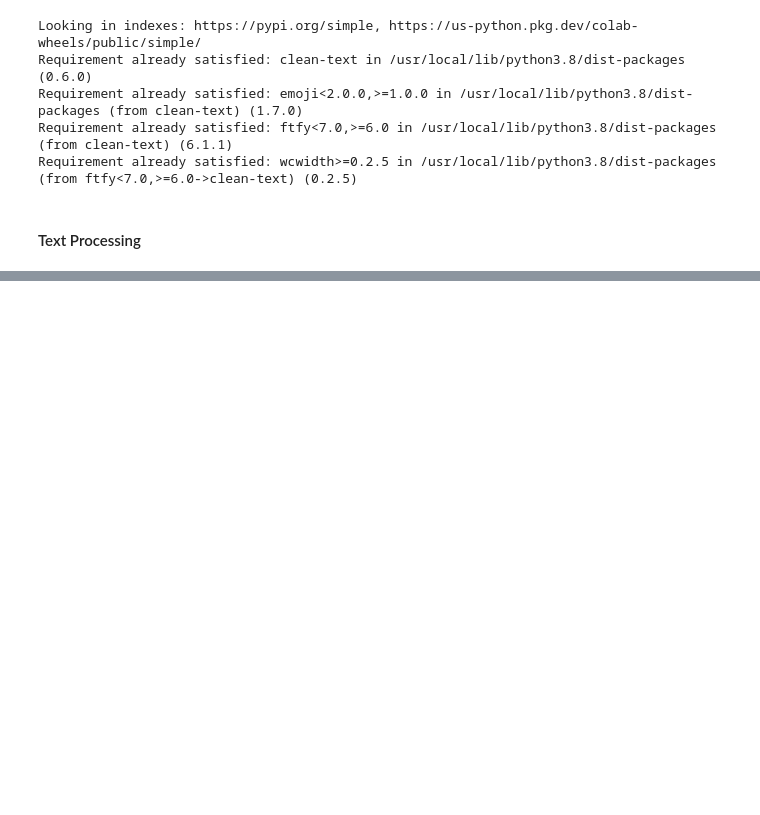
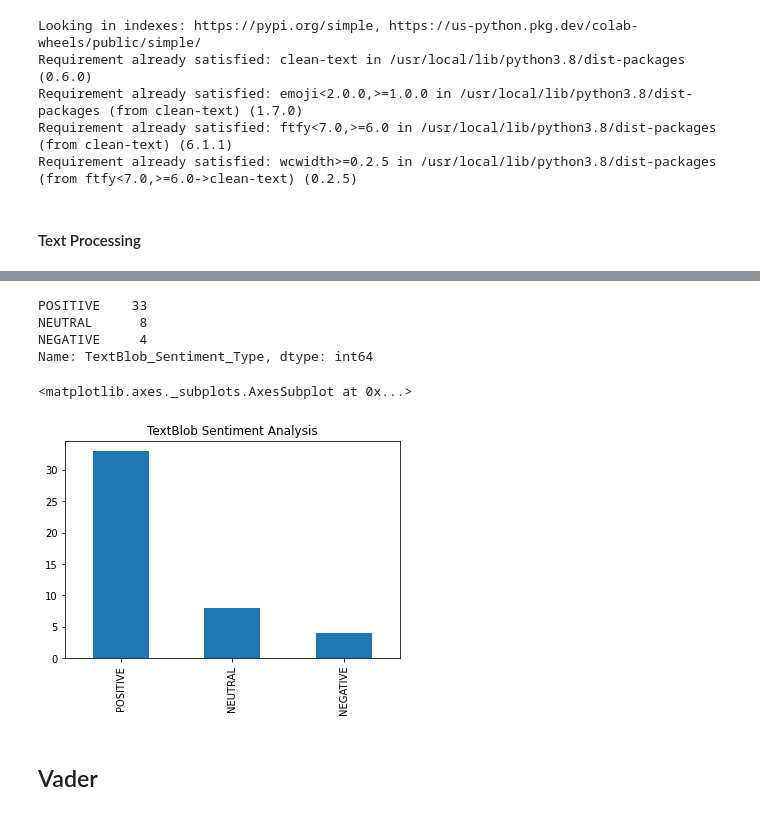
Before and after one commit to Thomas-George-T/Streamlit-YouTube-Dashboard, a Jupyter notebook: NLP_on_YouTube.ipynb, the cells around one changed output, grey strips where cells are left out. Saved outputs shown, nothing was run; the diff lists cells and outputs as text; code cells hidden in the pictures; blank space fills up the shorter version.

```diff
--- a/NLP_on_YouTube.ipynb
+++ b/NLP_on_YouTube.ipynb
@@ -163,0 +166,12 @@ clean_df.head()
+# %%
+from nltk.sentiment.util import *
+from textblob import TextBlob
+from nltk import tokenize
+# New variable for TextBlob approach
+textBlob = clean_df.loc[clean_df['Language']=='English']
+
+# df['Description'] = df['Description'].astype('str')
+def get_polarity(text):
+  return TextBlob(text).sentiment.polarity
+
+textBlob['TextBlob_Polarity'] = textBlob['Comment'].apply(get_polarity)
@@ -163,0 +184,5 @@ clean_df.head()
+# %%
+textBlob['TextBlob_Sentiment_Type']=''
+textBlob.loc[textBlob.TextBlob_Polarity>0,'TextBlob_Sentiment_Type']='POSITIVE'
+textBlob.loc[textBlob.TextBlob_Polarity==0,'TextBlob_Sentiment_Type']='NEUTRAL'
+textBlob.loc[textBlob.TextBlob_Polarity<0,'TextBlob_Sentiment_Type']='NEGATIVE'
@@ -163,0 +200,14 @@ clean_df.head()
+# %%
+textBlob.TextBlob_Sentiment_Type.value_counts()
+# %% [output]
+POSITIVE    33
+NEUTRAL      8
+NEGATIVE     4
+Name: TextBlob_Sentiment_Type, dtype: int64
+# %%
+textBlob.TextBlob_Sentiment_Type.value_counts().plot(kind='bar',title="TextBlob Sentiment Analysis")
+# %% [output]
+<matplotlib.axes._subplots.AxesSubplot at 0x...>
+[figure, added]
+# %% [markdown]
+## Vader
```
Also changed, not shown: parts of 20 cells of this notebook.
